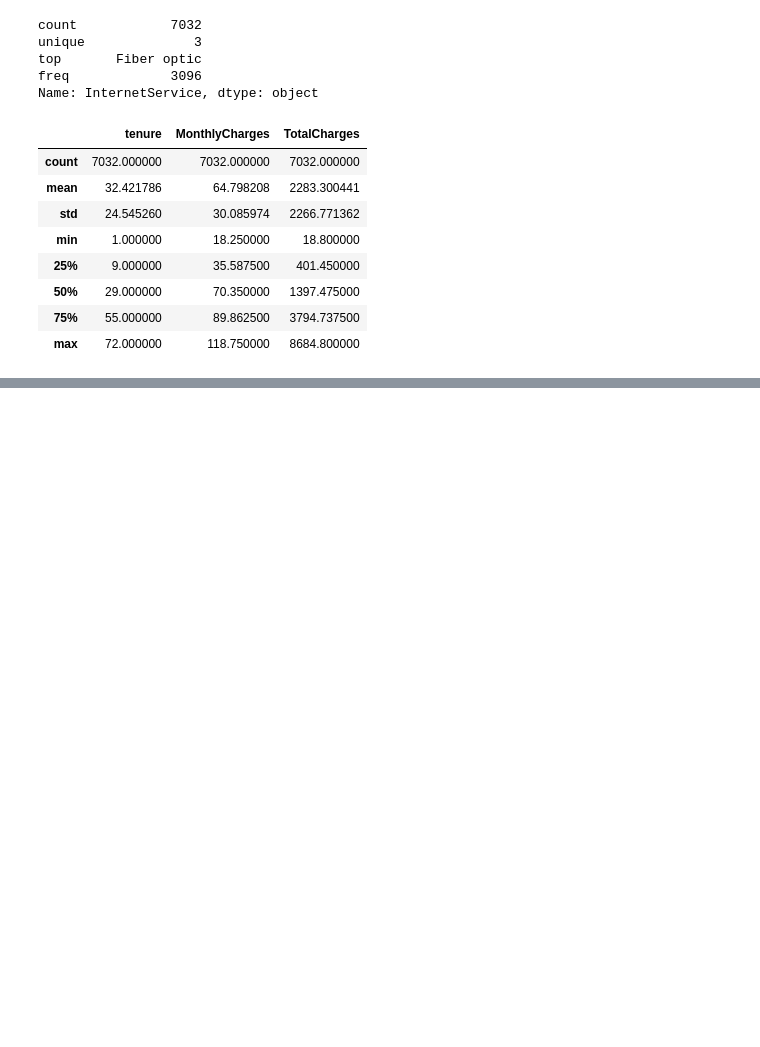
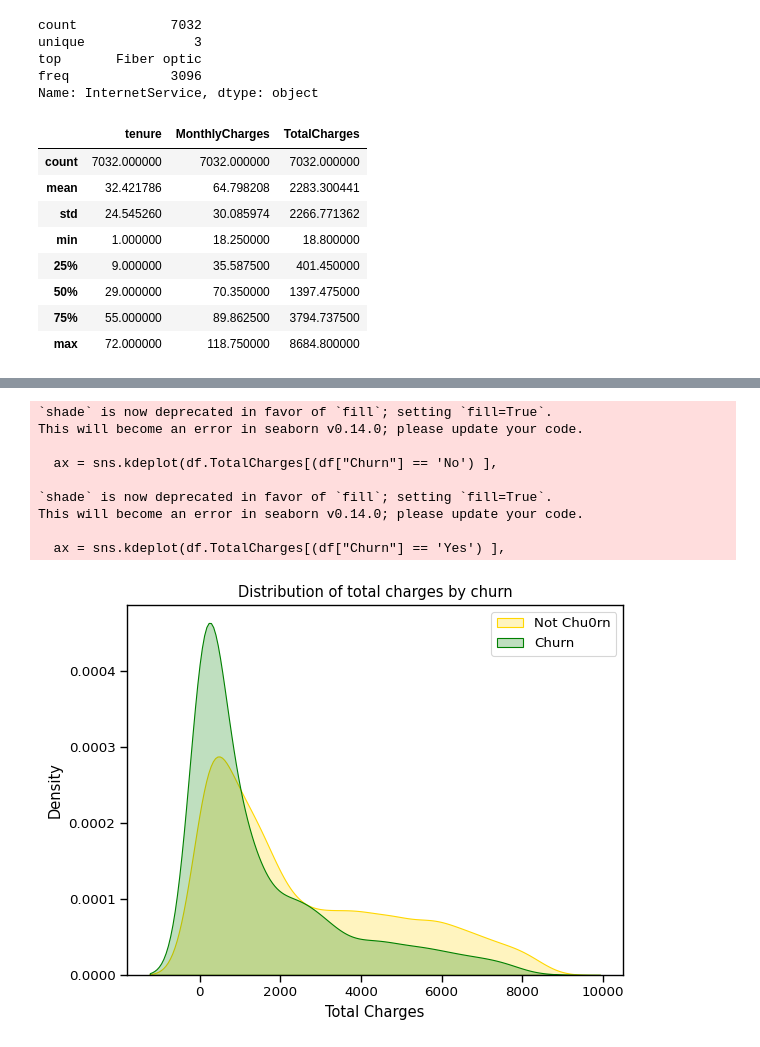
Before and after one commit to aalhadramteke/Customer-Churn-Prediction, a Jupyter notebook: main.ipynb, the cells around one changed output, grey strips where cells are left out. Cells and saved outputs as stored; diff of their text form; code cells hidden in the pictures; blank space fills up the shorter version.

```diff
--- a/main.ipynb
+++ b/main.ipynb
@@ -231,0 +297,21 @@ df[numerical_cols].describe()
+# %%
+#Distribution of total charges by churn
+ax = sns.kdeplot(df.TotalCharges[(df["Churn"] == 'No') ],
+                color="Gold", shade = True);
+ax = sns.kdeplot(df.TotalCharges[(df["Churn"] == 'Yes') ],
+                ax =ax, color="Green", shade= True);
+ax.legend(["Not Chu0rn","Churn"],loc='upper right');
+ax.set_ylabel('Density');
+ax.set_xlabel('Total Charges');
+ax.set_title('Distribution of total charges by churn');
+# %% [output]
+`shade` is now deprecated in favor of `fill`; setting `fill=True`.
+This will become an error in seaborn v0.14.0; please update your code.
+
+  ax = sns.kdeplot(df.TotalCharges[(df["Churn"] == 'No') ],
+
+`shade` is now deprecated in favor of `fill`; setting `fill=True`.
+This will become an error in seaborn v0.14.0; please update your code.
+
+  ax = sns.kdeplot(df.TotalCharges[(df["Churn"] == 'Yes') ],
+[figure, added]
```
Also changed, not shown: parts of 8 cells of this notebook.
